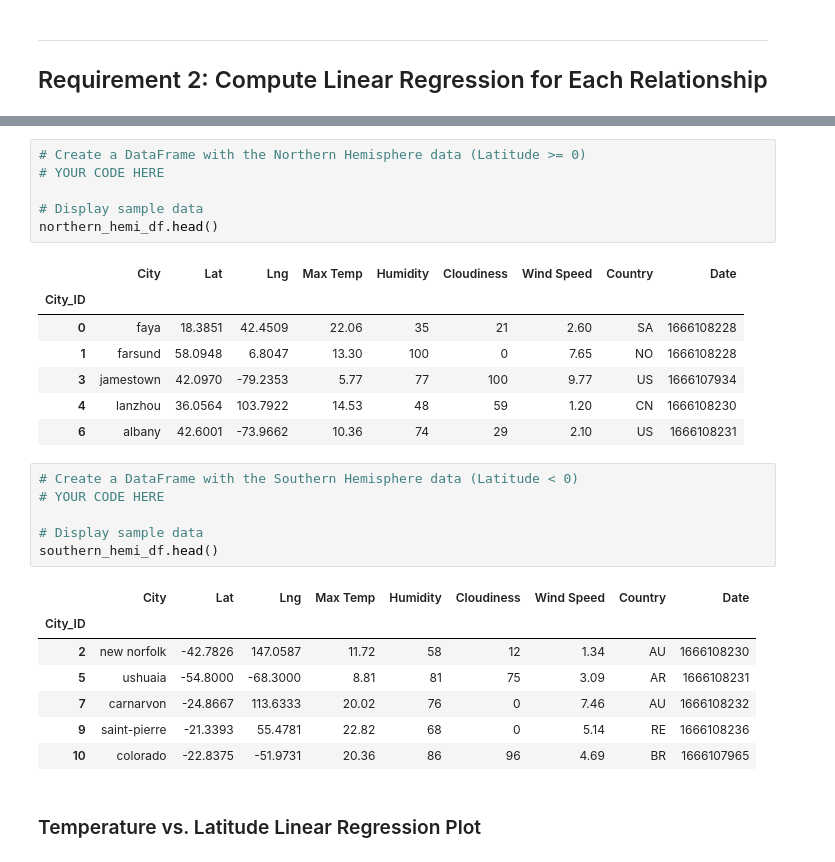
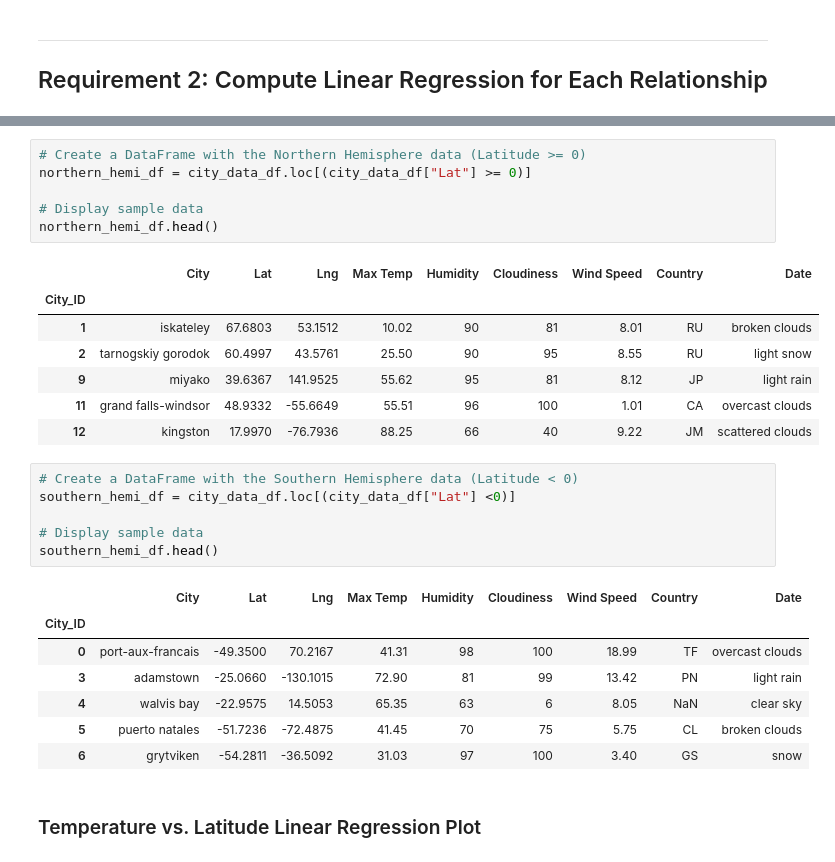
Before and after one commit to carsonnj/Python-api-Module-6-Challenge, a Jupyter notebook: weatherPy.ipynb, the cells around one changed output, grey strips where cells are left out. Drawn from its saved outputs; the diff is of its cells as text.

```diff
--- a/weatherPy.ipynb
+++ b/weatherPy.ipynb
@@ -264,30 +285,30 @@ plt.show()
 # %%
 # Create a DataFrame with the Northern Hemisphere data (Latitude >= 0)
-# YOUR CODE HERE
+northern_hemi_df = city_data_df.loc[(city_data_df["Lat"] >= 0)]
 
 # Display sample data
 northern_hemi_df.head()
 # %% [output]
 |  | City | Lat | Lng | Max Temp | Humidity | Cloudiness | Wind Speed | Country | Date |
 | City_ID |  |  |  |  |  |  |  |  |  |
-| 0 | faya | 18.3851 | 42.4509 | 22.06 | 35 | 21 | 2.60 | SA | 1666108228 |
-| 1 | farsund | 58.0948 | 6.8047 | 13.30 | 100 | 0 | 7.65 | NO | 1666108228 |
-| 3 | jamestown | 42.0970 | -79.2353 | 5.77 | 77 | 100 | 9.77 | US | 1666107934 |
-| 4 | lanzhou | 36.0564 | 103.7922 | 14.53 | 48 | 59 | 1.20 | CN | 1666108230 |
-| 6 | albany | 42.6001 | -73.9662 | 10.36 | 74 | 29 | 2.10 | US | 1666108231 |
+| 1 | iskateley | 67.6803 | 53.1512 | 10.02 | 90 | 81 | 8.01 | RU | broken clouds |
+| 2 | tarnogskiy gorodok | 60.4997 | 43.5761 | 25.50 | 90 | 95 | 8.55 | RU | light snow |
+| 9 | miyako | 39.6367 | 141.9525 | 55.62 | 95 | 81 | 8.12 | JP | light rain |
+| 11 | grand falls-windsor | 48.9332 | -55.6649 | 55.51 | 96 | 100 | 1.01 | CA | overcast clouds |
+| 12 | kingston | 17.9970 | -76.7936 | 88.25 | 66 | 40 | 9.22 | JM | scattered clouds |
 # %%
 # Create a DataFrame with the Southern Hemisphere data (Latitude < 0)
-# YOUR CODE HERE
+southern_hemi_df = city_data_df.loc[(city_data_df["Lat"] <0)]
 
 # Display sample data
 southern_hemi_df.head()
 # %% [output]
 |  | City | Lat | Lng | Max Temp | Humidity | Cloudiness | Wind Speed | Country | Date |
 | City_ID |  |  |  |  |  |  |  |  |  |
-| 2 | new norfolk | -42.7826 | 147.0587 | 11.72 | 58 | 12 | 1.34 | AU | 1666108230 |
-| 5 | ushuaia | -54.8000 | -68.3000 | 8.81 | 81 | 75 | 3.09 | AR | 1666108231 |
-| 7 | carnarvon | -24.8667 | 113.6333 | 20.02 | 76 | 0 | 7.46 | AU | 1666108232 |
-| 9 | saint-pierre | -21.3393 | 55.4781 | 22.82 | 68 | 0 | 5.14 | RE | 1666108236 |
-| 10 | colorado | -22.8375 | -51.9731 | 20.36 | 86 | 96 | 4.69 | BR | 1666107965 |
+| 0 | port-aux-francais | -49.3500 | 70.2167 | 41.31 | 98 | 100 | 18.99 | TF | overcast clouds |
+| 3 | adamstown | -25.0660 | -130.1015 | 72.90 | 81 | 99 | 13.42 | PN | light rain |
+| 4 | walvis bay | -22.9575 | 14.5053 | 65.35 | 63 | 6 | 8.05 | NaN | clear sky |
+| 5 | puerto natales | -51.7236 | -72.4875 | 41.45 | 70 | 75 | 5.75 | CL | broken clouds |
+| 6 | grytviken | -54.2811 | -36.5092 | 31.03 | 97 | 100 | 3.40 | GS | snow |
 # %% [markdown]
 ###  Temperature vs. Latitude Linear Regression Plot
```
Also changed, not shown: parts of 9 cells of this notebook, 3 other files.
